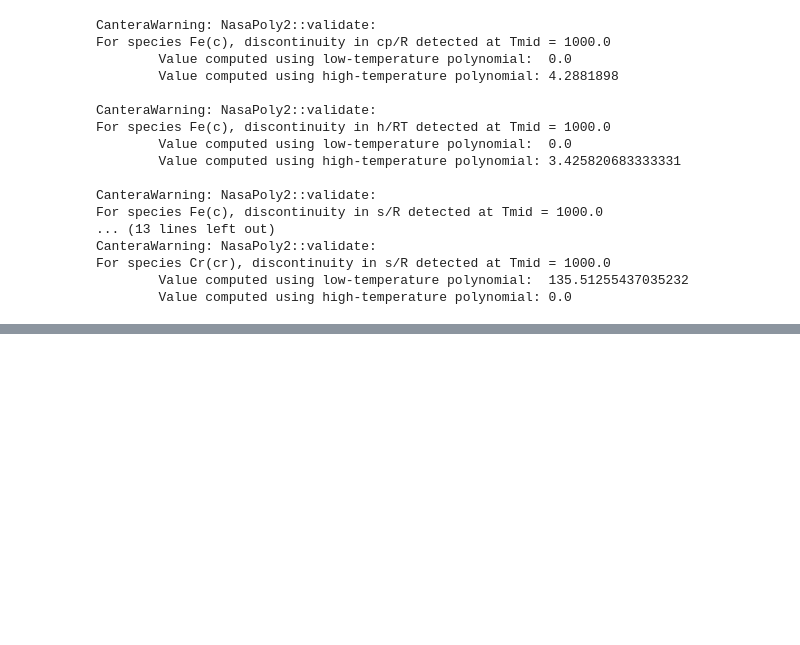
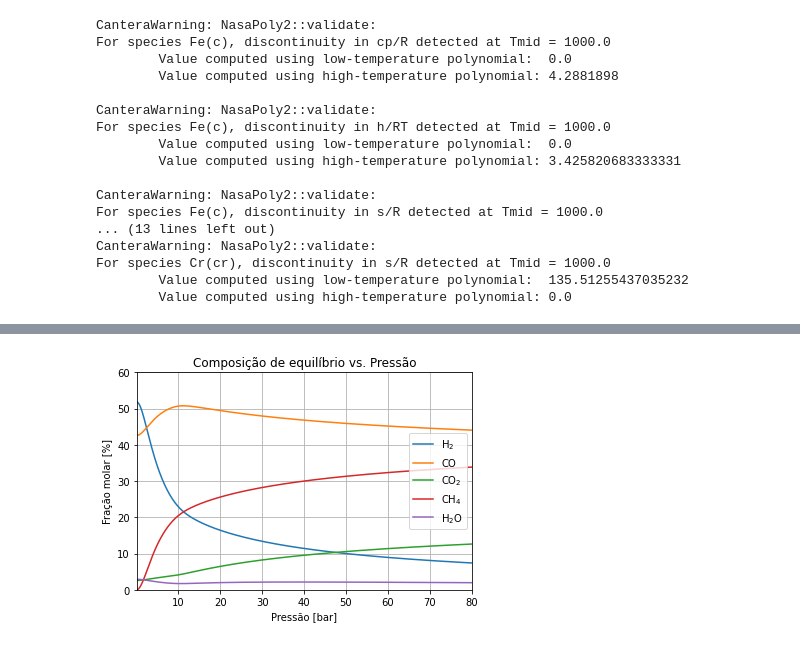
Before and after one commit to jubaldi/gasification, a Jupyter notebook: comparison.ipynb, the cells around one changed output, grey strips where cells are left out. Cells and saved outputs as stored; diff of their text form; code cells hidden in the pictures; blank space fills up the shorter version.

```diff
--- a/comparison.ipynb
+++ b/comparison.ipynb
@@ -91,16 +96,19 @@ For species Cr(cr), discontinuity in s/R detected at Tmid = 1000.0
 # %%
-# fig2 = plt.figure()
-# plt.plot(P_list, y2[:,0]*100, label='$\mathregular{H_2}$')
-# plt.plot(P_list, y2[:,1]*100, label='$\mathregular{CO}$')
-# plt.plot(P_list, y2[:,2]*100, label='$\mathregular{CO_2}$')
-# plt.plot(P_list, y2[:,3]*100, label='$\mathregular{CH_4}$')
-# plt.plot(P_list, y2[:,4]*100, label='$\mathregular{H_2O}$')
-# plt.legend()
-# plt.grid()
-# plt.xlim(P_list[0], P_list[-1])
-# plt.ylim(0, 60)
-# plt.xlabel('Pressure [bar]')
-# plt.ylabel('Molar fraction [%]')
-# plt.title('Syngas equilibrium composition vs. process pressure')
-# plt.show()
+fig2 = plt.figure()
+plt.plot(P_list, y2[:,0]*100, label='$\mathregular{H_2}$')
+plt.plot(P_list, y2[:,1]*100, label='$\mathregular{CO}$')
+plt.plot(P_list, y2[:,2]*100, label='$\mathregular{CO_2}$')
+plt.plot(P_list, y2[:,3]*100, label='$\mathregular{CH_4}$')
+plt.plot(P_list, y2[:,4]*100, label='$\mathregular{H_2O}$')
+plt.legend()
+plt.grid()
+plt.xlim(P_list[0], P_list[-1])
+plt.ylim(0, 60)
+plt.xlabel('Pressão [bar]')
+plt.ylabel('Fração molar [%]')
+plt.title('Composição de equilíbrio vs. Pressão')
+plt.savefig('results/Baratieri2')
+plt.show()
+# %% [output]
+[figure, added]
 # %%
```
Also changed, not shown: parts of 10 cells of this notebook, 17 other files.
